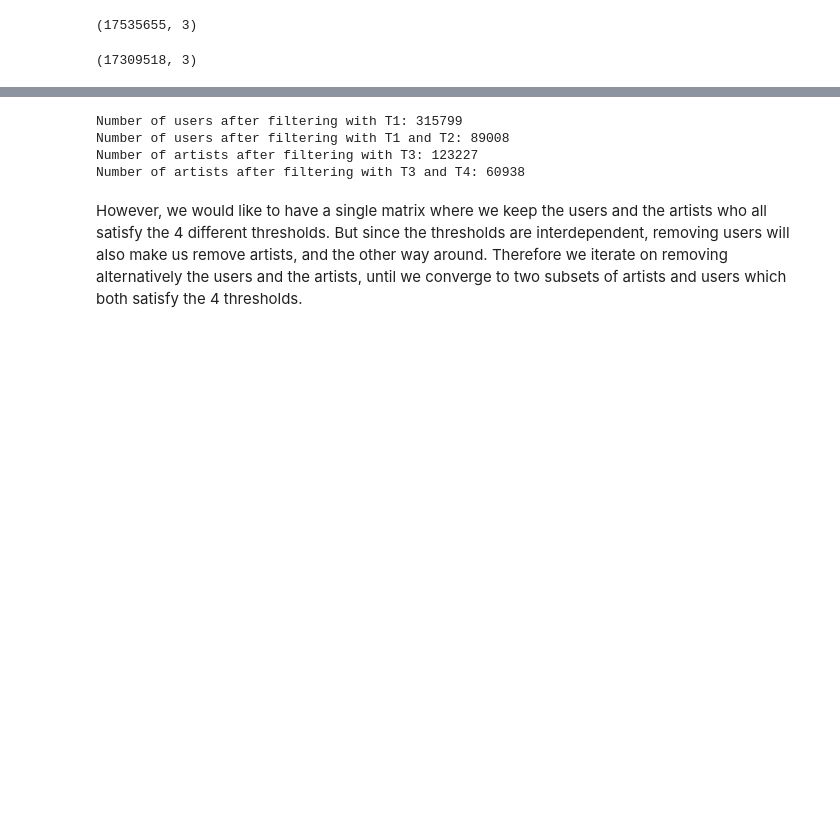
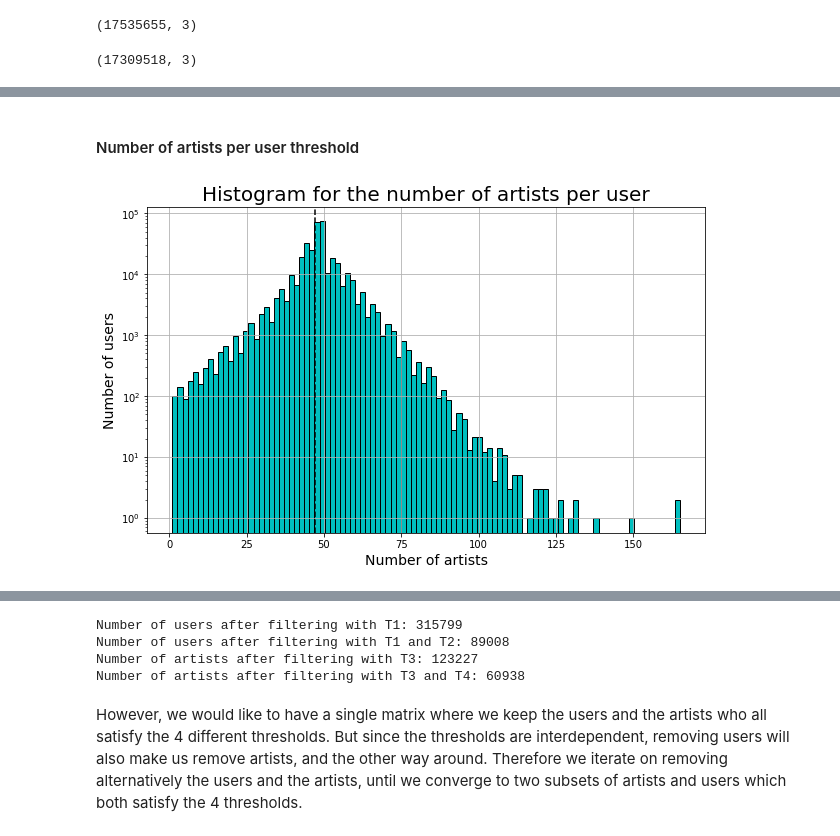
Before and after one commit to lamolivier/EPFL-MLBD-Project, a Jupyter notebook: notebooks/precomputed_data.ipynb, the cells around one changed output, grey strips where cells are left out. Drawn from its saved outputs; the diff is of its cells as text; code cells hidden in the pictures; blank space fills up the shorter version.

```diff
--- a/notebooks/precomputed_data.ipynb
+++ b/notebooks/precomputed_data.ipynb
@@ -53,0 +93,16 @@ T4 = 10  # Number of users per artist threshold
+# %% [markdown]
+#### Number of artists per user threshold
+# %%
+grouped_user = df[['user_id', 'plays']].groupby('user_id').count().rename(columns = {'plays': 'count'})
+grouped_user = grouped_user.sort_values(by='count', ascending=False)
+
+grouped_user.hist(bins=100, figsize=(10, 6), ec='black', color='c')
+plt.yscale('log')
+plt.title('Histogram for the number of artists per user', fontsize=20)
+plt.xlabel('Number of artists', fontsize=14)
+plt.ylabel('Number of users', fontsize=14)
+
+plt.axvline(T2, linestyle='--', color='k')
+plt.show()
+# %% [output]
+[figure, added]
```
Also changed, not shown: parts of 12 cells of this notebook.
